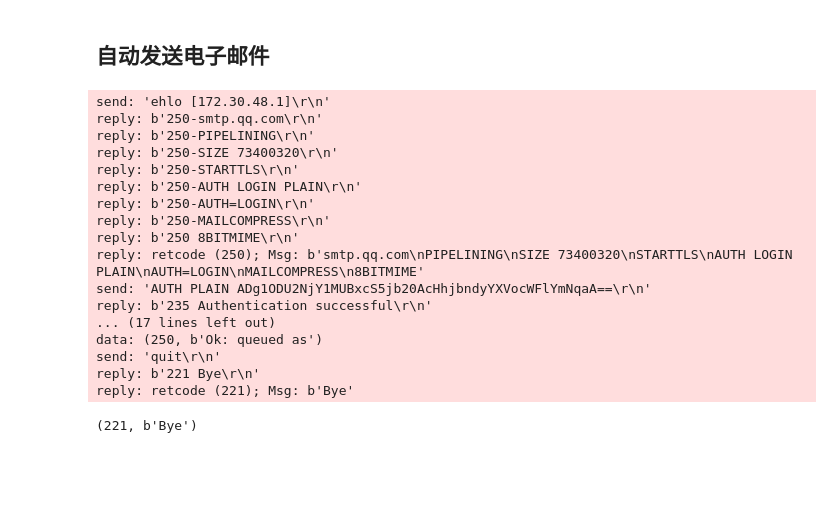
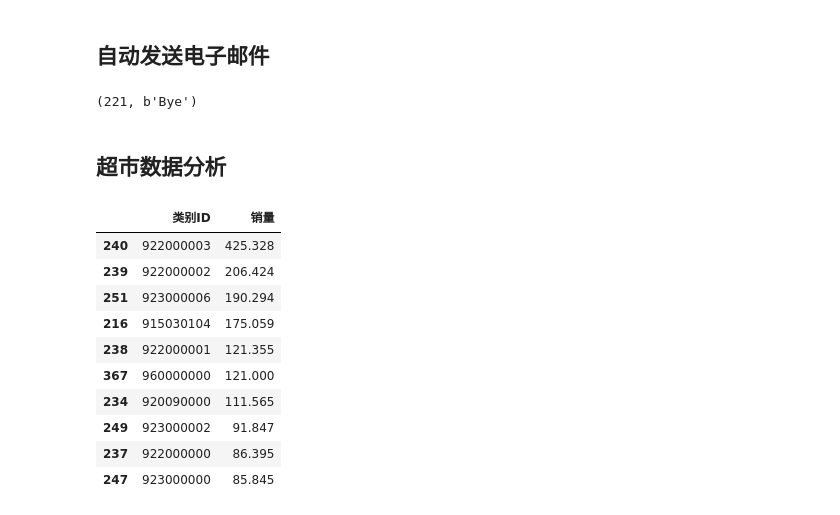
Before and after one commit to xmaniu/Excel-Python, a Jupyter notebook: Code/Chapter14.ipynb, the cells around one changed output. Saved outputs shown, nothing was run; the diff lists cells and outputs as text; code cells hidden in the pictures; blank space fills up the shorter version.

Commit message:
添加 超市数据分析

```diff
--- a/Code/Chapter14.ipynb
+++ b/Code/Chapter14.ipynb
@@ -59,10 +59,10 @@ from email.mime.application import MIMEApplication
 asender = "858566651@qq.com"
 
 #收件人邮箱
-areceiver = "858566651@qq.com"
+areceiver = "net3330@qq.com"
 
 #抄送人邮箱
-acc = "77410764@qq.com"
+acc = "net_33@126.com"
 
 #邮件主题
 asubject = "这是一份测试邮件"
@@ -78,7 +78,7 @@ msg = MIMEMultipart()
 msg["Subject"] = asubject
 msg["to"] = areceiver
 msg["Cc"] = acc
-msg["from"] ="叶枫"
+msg["from"] = asender
 
 #邮件正文
 body = "你好，这是一封测试邮件"
@@ -90,13 +90,14 @@ msg.attach(MIMEText(body,'plain','utf-8'))
 #注意，这里的文件路径是分割线
 filename = "测试文档.xlsx"
 xlsxpart = MIMEApplication(open(r'C:/Users/Administrator/Excel-Python/Data/测试文档.xlsx','rb').read())
-xlsxpart.add_header('Content-Disposition', 'attachment',filename=filename)
+xlsxpart.add_header('Content-Disposition', 'attachment',filename="测试文档.xlsx")
 msg.attach(xlsxpart)
 
 
 #设置邮箱服务器地址及端口
 smtp_server= "smtp.qq.com"
 server = smtplib.SMTP(smtp_server,25)
+#打印日志
 server.set_debuglevel(1)
 
 #登录邮箱
@@ -105,35 +106,27 @@ server.sendmail(from_addr,areceiver.split(",")+acc.split(","),msg.as_string())
 
 #断开服务器连接
 server.quit()
-
-
-
-# file_mail = MIMEApplication(open(fileurl,'rb').read())
-# file_mail.add_header('Content-Disposition', 'attachment',filename=filename.decode('utf-8').encode('gb2312'))
-# msg.attach(file_mail)
-
-
-# part = MIMEBase('application', 'octet-stream') #'octet-stream': binary data
-# part.set_payload(open(file, 'rb').read())
-# encoders.encode_base64(part)
-# part.add_header('Content-Disposition', 'attachment; filename="%s"' % os.path.basename(file))
-# msg.attach(part)
 # %% [output]
-send: 'ehlo [172.30.48.1]\r\n'
-reply: b'250-smtp.qq.com\r\n'
-reply: b'250-PIPELINING\r\n'
-reply: b'250-SIZE 73400320\r\n'
-reply: b'250-STARTTLS\r\n'
-reply: b'250-AUTH LOGIN PLAIN\r\n'
-reply: b'250-AUTH=LOGIN\r\n'
-reply: b'250-MAILCOMPRESS\r\n'
-reply: b'250 8BITMIME\r\n'
-reply: retcode (250); Msg: b'smtp.qq.com\nPIPELINING\nSIZE 73400320\nSTARTTLS\nAUTH LOGIN PLAIN\nAUTH=LOGIN\nMAILCOMPRESS\n8BITMIME'
-send: 'AUTH PLAIN ADg1ODU2NjY1MUBxcS5jb20AcHhjbndyYXVocWFlYmNqaA==\r\n'
-reply: b'235 Authentication successful\r\n'
-... (17 lines left out)
-data: (250, b'Ok: queued as')
-send: 'quit\r\n'
-reply: b'221 Bye\r\n'
-reply: retcode (221); Msg: b'Bye'
+(221, b'Bye')
-(221, b'Bye')
+# %% [markdown]
+## 超市数据分析
+# %%
+import pandas as pd
+from datetime import datetime
+data = pd.read_csv(r"../Data/order-14.3.csv", sep=",",engine = "python",encoding="gbk",parse_dates=["成交时间"])
+data.head()
+
+#看那些列别的商品比较热销
+data.groupby("类别ID")["销量"].sum().reset_index().sort_values(by="销量",ascending = False).head(10)
+# %% [output]
+|  | 类别ID | 销量 |
+| 240 | 922000003 | 425.328 |
+| 239 | 922000002 | 206.424 |
+| 251 | 923000006 | 190.294 |
+| 216 | 915030104 | 175.059 |
+| 238 | 922000001 | 121.355 |
+| 367 | 960000000 | 121.000 |
+| 234 | 920090000 | 111.565 |
+| 249 | 923000002 | 91.847 |
+| 237 | 922000000 | 86.395 |
+| 247 | 923000000 | 85.845 |
```
Also changed, not shown: parts of 8 cells of this notebook.
